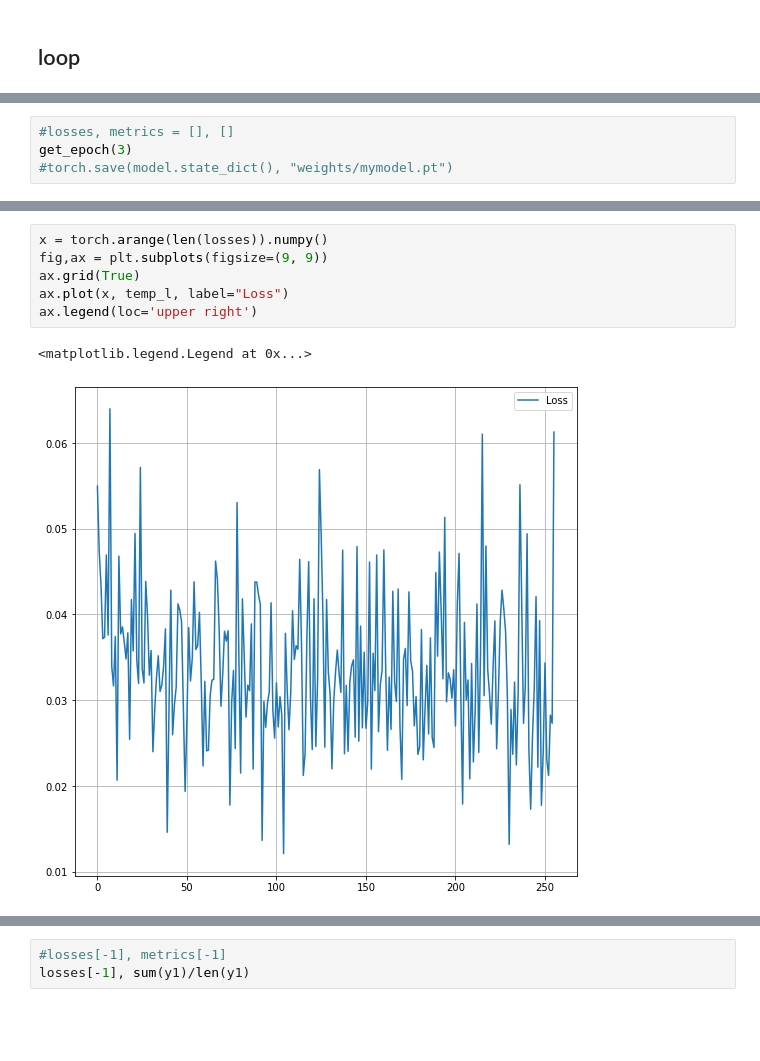
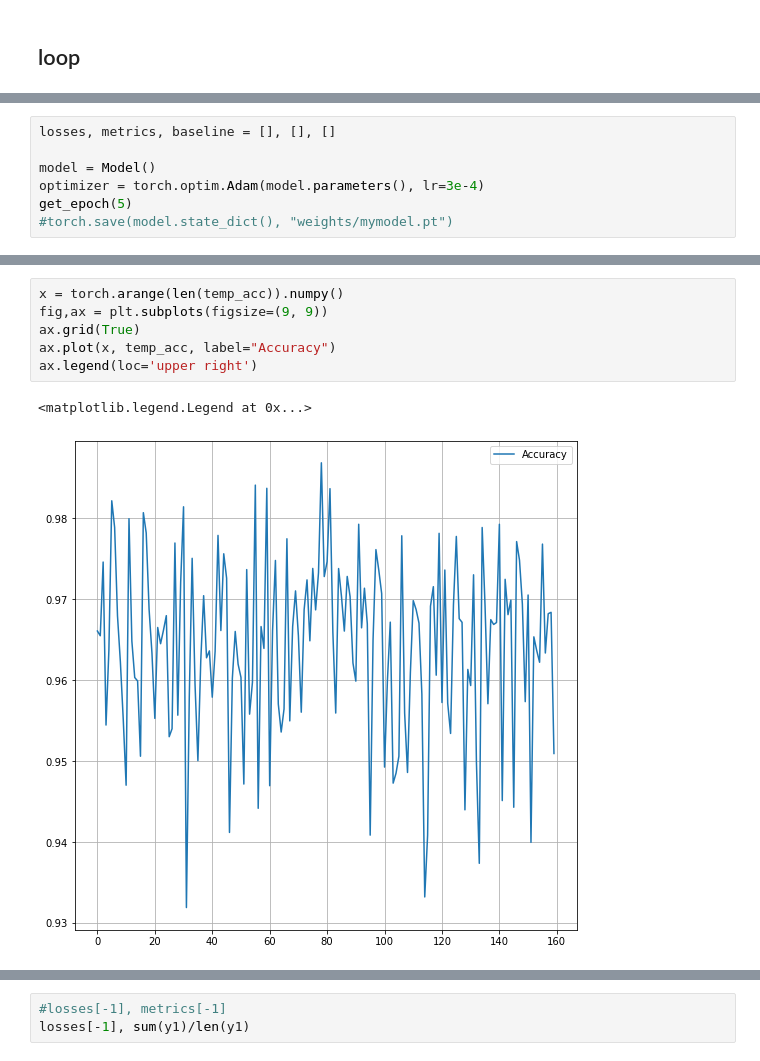
Before and after one commit to neennera/AI_single-music-note-classification, a Jupyter notebook: model_convo.ipynb, the cells around one changed output, grey strips where cells are left out. Cells and saved outputs as stored; diff of their text form; blank space fills up the shorter version.

```diff
--- a/model_convo.ipynb
+++ b/model_convo.ipynb
@@ -195,5 +183,8 @@ def train_epoch():
 # %%
-#losses, metrics = [], []
-get_epoch(3)
+losses, metrics, baseline = [], [], []
+
+model = Model()
+optimizer = torch.optim.Adam(model.parameters(), lr=3e-4)
+get_epoch(5)
 #torch.save(model.state_dict(), "weights/mymodel.pt")
 # %% [output]
@@ -211,9 +216,9 @@ for k in metrics :
 # %%
-x = torch.arange(len(losses)).numpy()
+x = torch.arange(len(temp_acc)).numpy()
 fig,ax = plt.subplots(figsize=(9, 9))
 ax.grid(True)
-ax.plot(x, temp_l, label="Loss")
+ax.plot(x, temp_acc, label="Accuracy")
 ax.legend(loc='upper right')
 # %% [output]
 <matplotlib.legend.Legend at 0x...>
-[figure, old version]
+[figure, new version]
```
Also changed, not shown: parts of 13 cells of this notebook.
